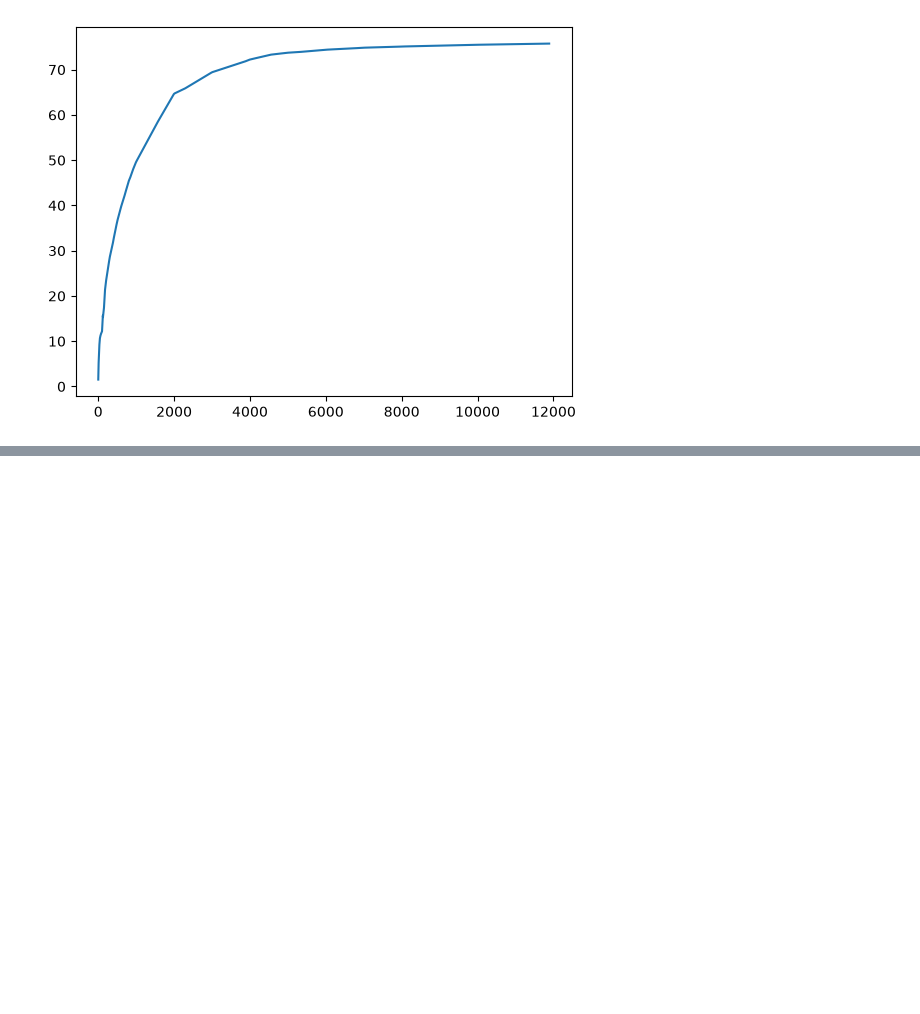
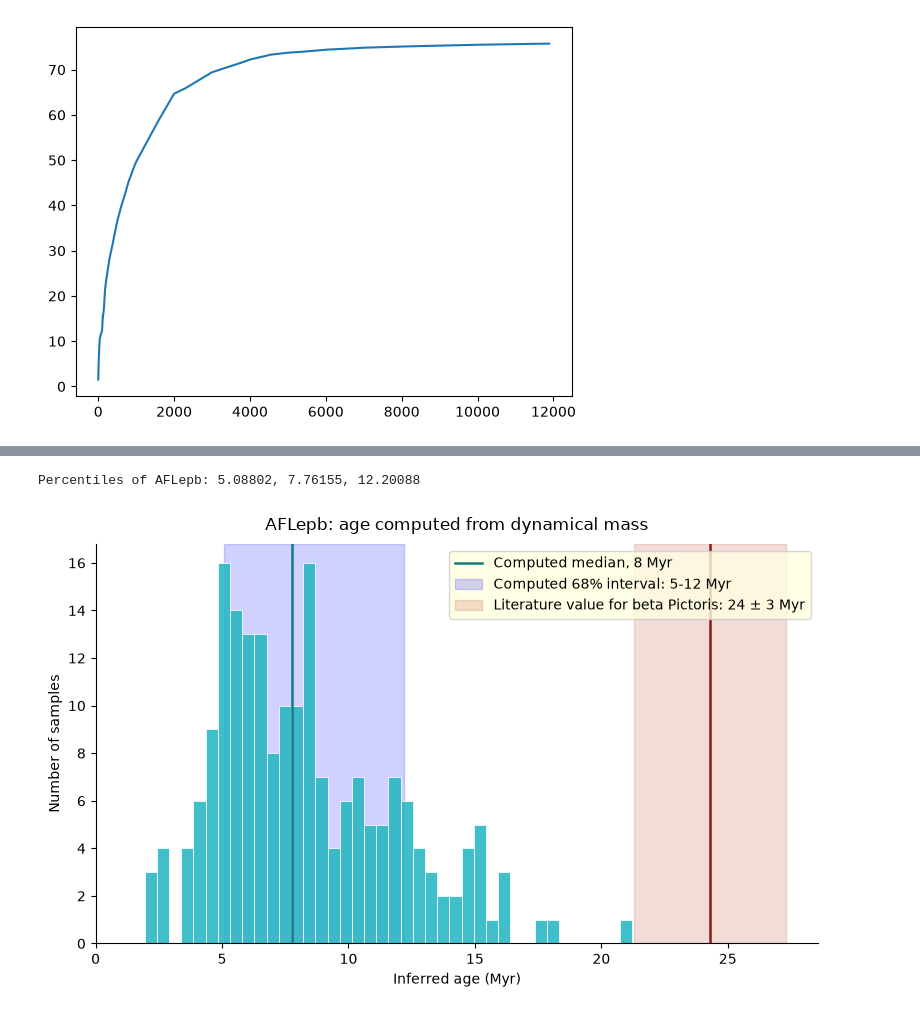
Before and after one commit to h0sh1z0ra/masses_to_ages, a Jupyter notebook: age_to_mass.ipynb, the cells around one changed output, grey strips where cells are left out. Drawn from its saved outputs; the diff is of its cells as text; code cells hidden in the pictures; blank space fills up the shorter version.

```diff
--- a/age_to_mass.ipynb
+++ b/age_to_mass.ipynb
@@ -320,0 +436,5 @@ plt.plot(age_arr, masses_from_age_arr)
+# %%
+age_from_mass(3.2, [0.6, 0.7], -4.81, [0.13, 0.13], lit_values = [24.3, 3, 3], planet_name="AFLepb", parent_star_name="beta Pictoris")
+# %% [output]
+Percentiles of AFLepb: 5.08802, 7.76155, 12.20088
+[figure, added]
```
Also changed, not shown: parts of 1 cell of this notebook, 1 other file.
